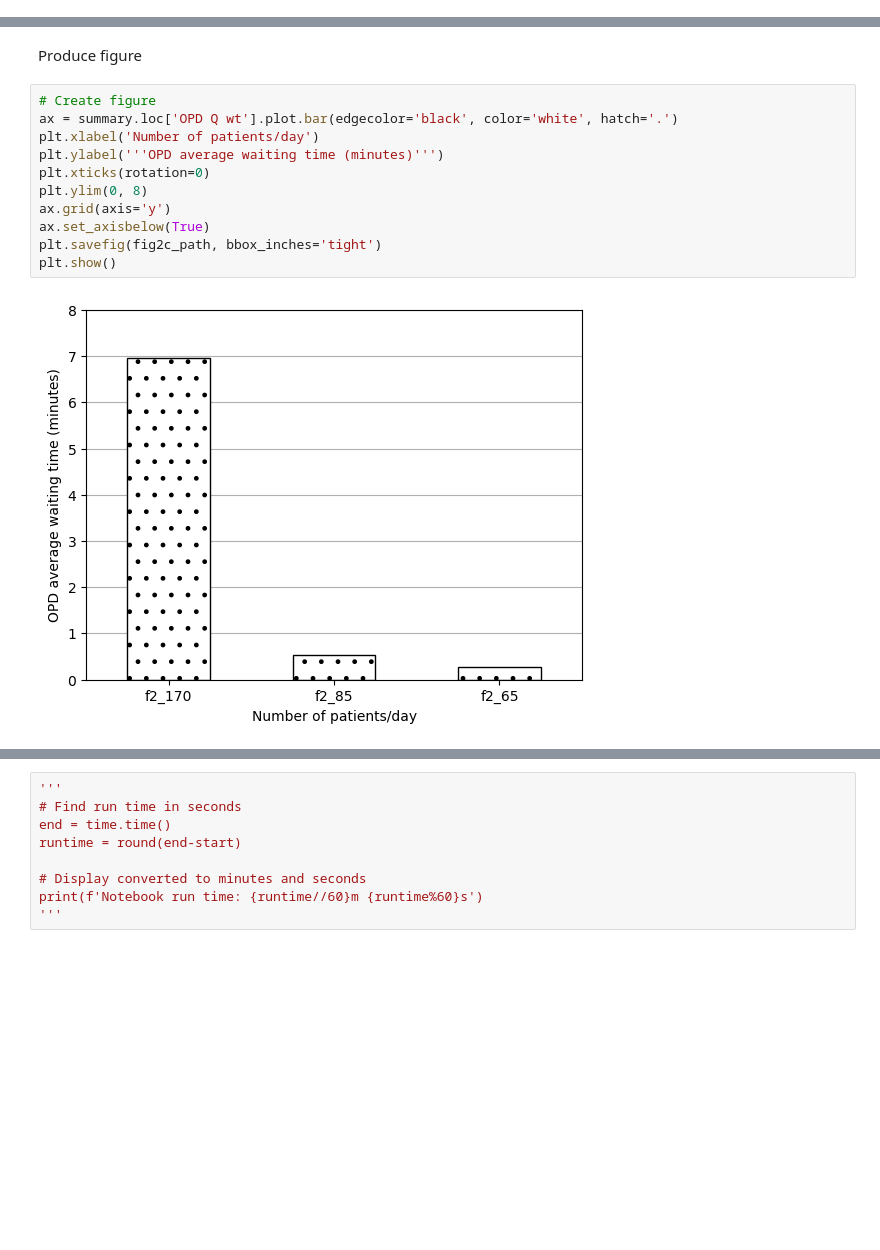
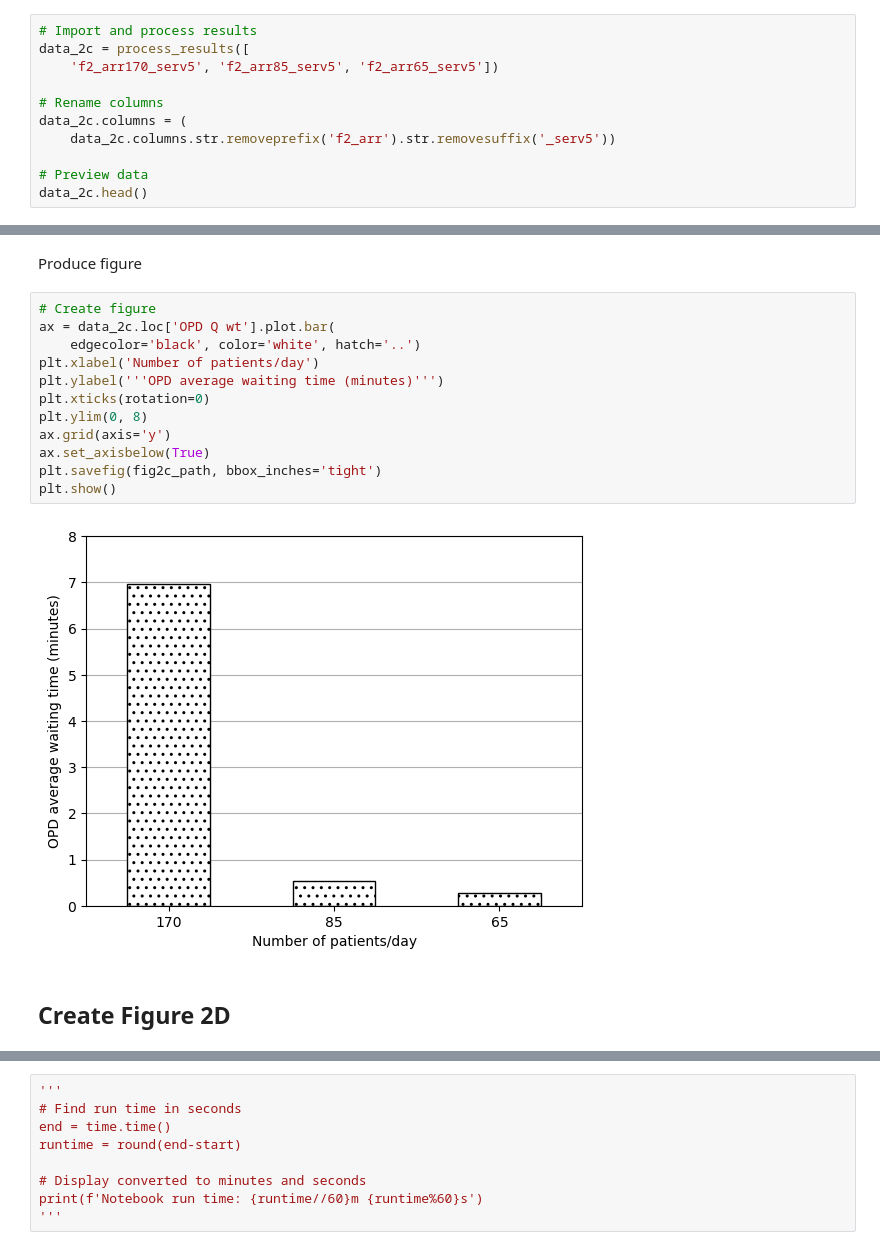
Before and after one commit to pythonhealthdatascience/stars-reproduce-shoaib-2022, a Jupyter notebook: reproduction/reproduce_fig2.ipynb, the cells around one changed output, grey strips where cells are left out. Drawn from its saved outputs; the diff is of its cells as text; blank space fills up the shorter version.

```diff
--- a/reproduction/reproduce_fig2.ipynb
+++ b/reproduction/reproduce_fig2.ipynb
@@ -223,0 +310,11 @@ summary = pd.concat(result_list, axis=1)
+# %%
+# Import and process results
+data_2c = process_results([
+    'f2_arr170_serv5', 'f2_arr85_serv5', 'f2_arr65_serv5'])
+
+# Rename columns
+data_2c.columns = (
+    data_2c.columns.str.removeprefix('f2_arr').str.removesuffix('_serv5'))
+
+# Preview data
+data_2c.head()
@@ -225,14 +329,17 @@ summary = pd.concat(result_list, axis=1)
 Produce figure
 # %%
 # Create figure
-ax = summary.loc['OPD Q wt'].plot.bar(edgecolor='black', color='white', hatch='.')
+ax = data_2c.loc['OPD Q wt'].plot.bar(
+    edgecolor='black', color='white', hatch='..')
 plt.xlabel('Number of patients/day')
 plt.ylabel('''OPD average waiting time (minutes)''')
 plt.xticks(rotation=0)
 plt.ylim(0, 8)
 ax.grid(axis='y')
 ax.set_axisbelow(True)
 plt.savefig(fig2c_path, bbox_inches='tight')
 plt.show()
 # %% [output]
-[figure, old version]
+[figure, new version]
+# %% [markdown]
+## Create Figure 2D
```
Also changed, not shown: parts of 18 cells of this notebook, 5 other files.
